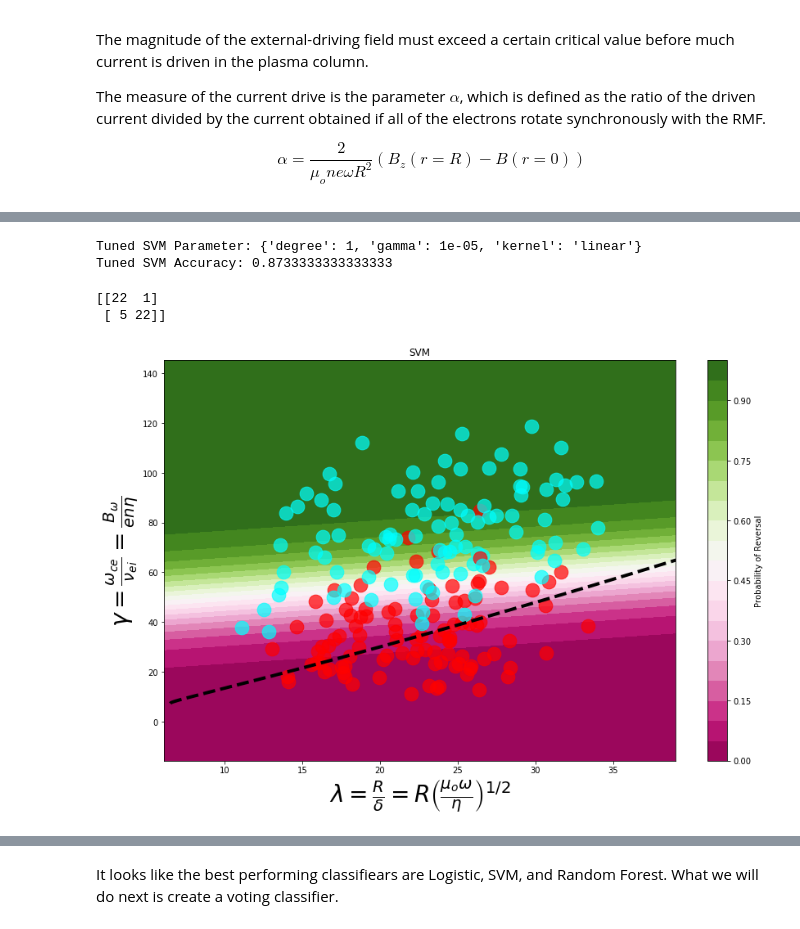
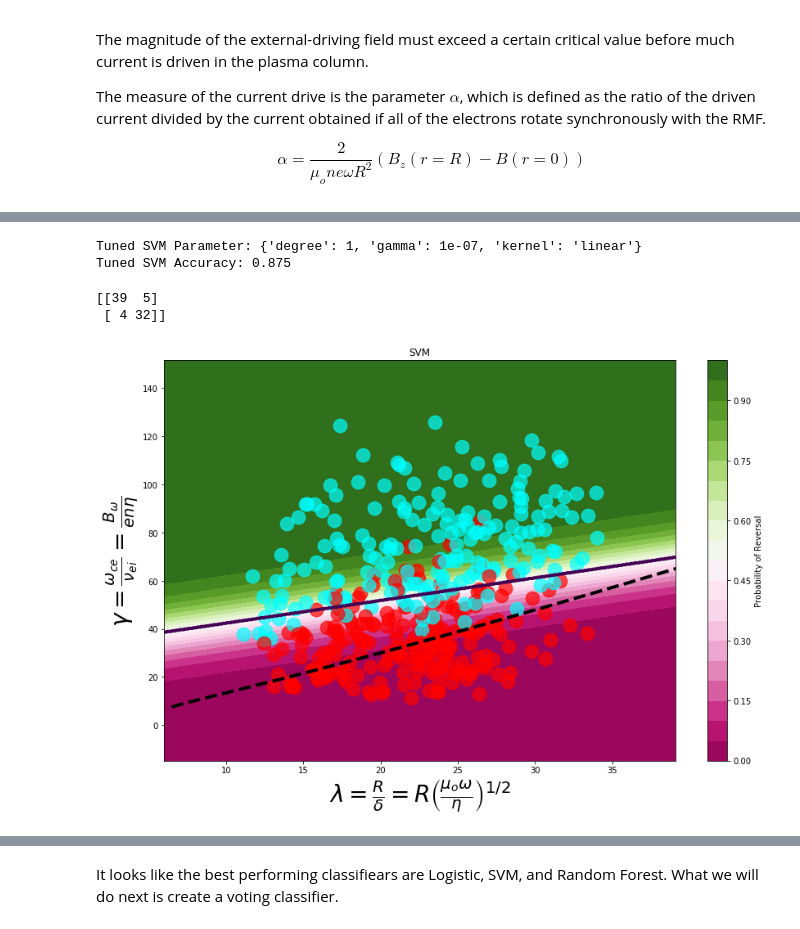
Before and after one commit to emarinhoss/projects_jupyter, a Jupyter notebook: FRC_dataAnalysis_classification.ipynb, the cells around one changed output, grey strips where cells are left out. Saved outputs shown, nothing was run; the diff lists cells and outputs as text; code cells hidden in the pictures.

```diff
--- a/FRC_dataAnalysis_classification.ipynb
+++ b/FRC_dataAnalysis_classification.ipynb
@@ -172,8 +165,4 @@ No handles with labels found to put in legend.
 # %%
-## Get the data
-thedir  = '/home/sousae/simulationsApollo/rmf_frc/dataAnalysis'
-frc = np.genfromtxt('frc_post_data.txt')
-
 plt.figure(figsize=(14,9))
 sc = plt.scatter(frc[:,3], frc[:,4], c=frc[:,11], cmap=ListedColormap(('red', 'cyan')), alpha=0.7,s=280)
 
@@ -197,7 +186,7 @@ X = frc[:,3:5]
 y = frc[:,11]
 
 # do the train test split
-X_train, X_test, y_train, y_test = train_test_split(X,y, test_size=0.25, random_state=0)
+X_train, X_test, y_train, y_test = train_test_split(X,y, test_size=0.2, random_state=0)
 
 # Scale the features
 sc_X = StandardScaler()
@@ -245,4 +216,4 @@ Tuned Logistic Regression Accuracy: 0.8866666666666667
 # %%
-log_reg = LogisticRegression(random_state=0, penalty='l2', C=3.4210526315789473)
+log_reg = LogisticRegression(random_state=0, penalty='l1', C=3.)
 log_reg.fit(X_train, y_train)
 # %% [output]
@@ -344,7 +279,7 @@ class SVC(sklearn.svm.base.BaseSVC)
 # %%
 param_grid = {'kernel': ['linear', 'rbf', 'poly', 'sigmoid'],
               'degree': np.arange(1,5),
-              'gamma': np.logspace(-5,-3,10)}
+              'gamma': np.logspace(-7,-5,10)}
 scv_class = SVC(random_state=0, probability=True)
 cv = GridSearchCV(scv_class, param_grid, cv=5)
 cv.fit(X_train, y_train)
@@ -352,26 +287,26 @@ cv.fit(X_train, y_train)
 print("Tuned SVM Parameter: {}".format(cv.best_params_))
 print("Tuned SVM Accuracy: {}".format(cv.best_score_))
 # %% [output]
-Tuned SVM Parameter: {'degree': 1, 'gamma': 1e-05, 'kernel': 'linear'}
-Tuned SVM Accuracy: 0.8733333333333333
+Tuned SVM Parameter: {'degree': 1, 'gamma': 1e-07, 'kernel': 'linear'}
+Tuned SVM Accuracy: 0.875
 # %%
 # fit SVM to the data
-svc_class = SVC(kernel='linear', random_state=0, probability=True, gamma=0.0001) ## kernels: 'linear, 'rbf'
+svc_class = SVC(kernel='linear', random_state=0, probability=True, gamma=1.e-7) ## kernels: 'linear, 'rbf'
 svc_class.fit(X_train,y_train)
 
 # predict the test set results
 y_pred = svc_class.predict(X_test)
 
 # Making the confusion Matrix
 cm = confusion_matrix(y_test, y_pred)
 print(cm)
 
 plot_the_classification_regions_and_data(X_train,y_train, X_test,y_test,svc_class,sc_X,'SVM')
 plt.savefig("figure5.png",dpi=300)
 # %% [output]
-[[22  1]
- [ 5 22]]
+[[39  5]
+ [ 4 32]]
-[figure, old version]
+[figure, new version]
 # %%
 # Analysis
 y_pred_prob = svc_class.predict_proba(X_test)[:,1]
```
Also changed, not shown: parts of 30 cells of this notebook, 22 other files.
